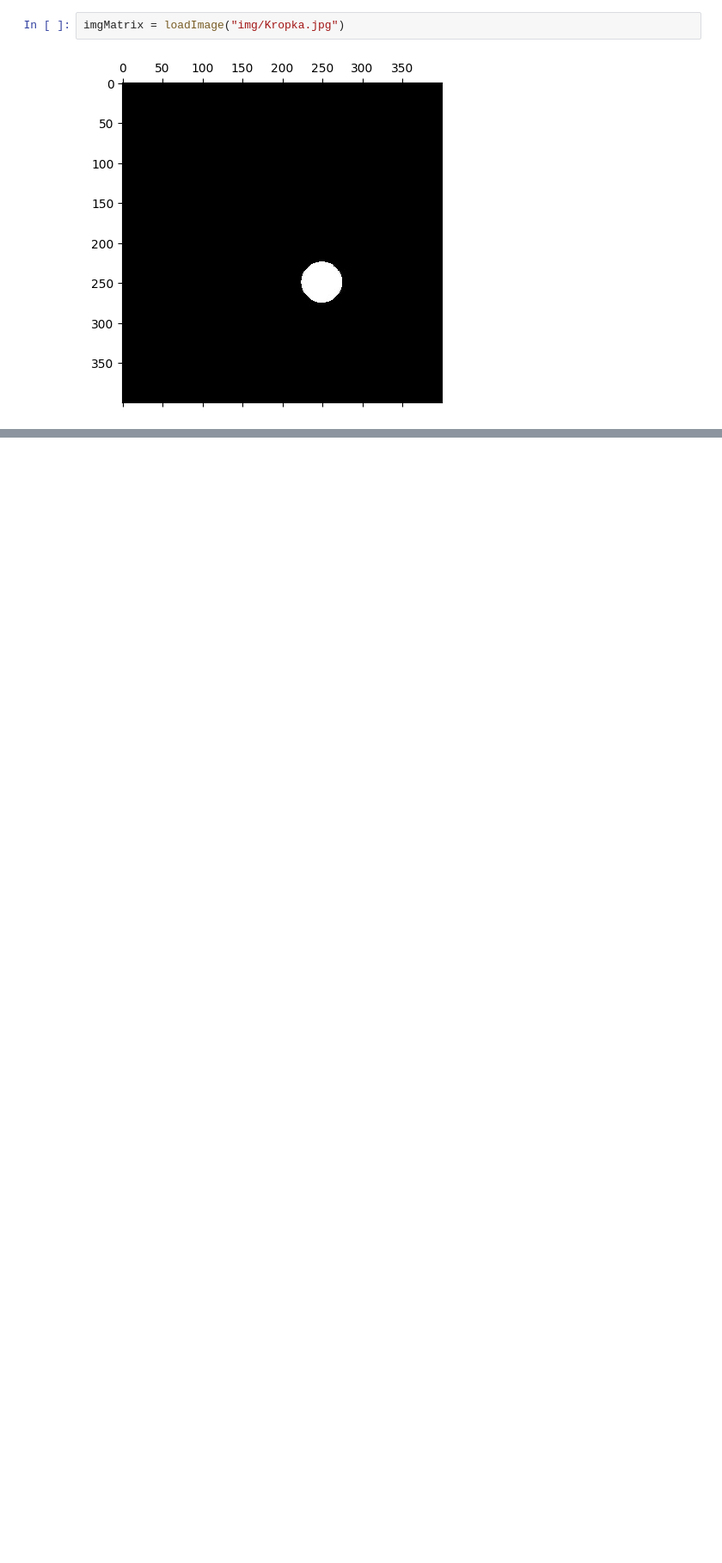
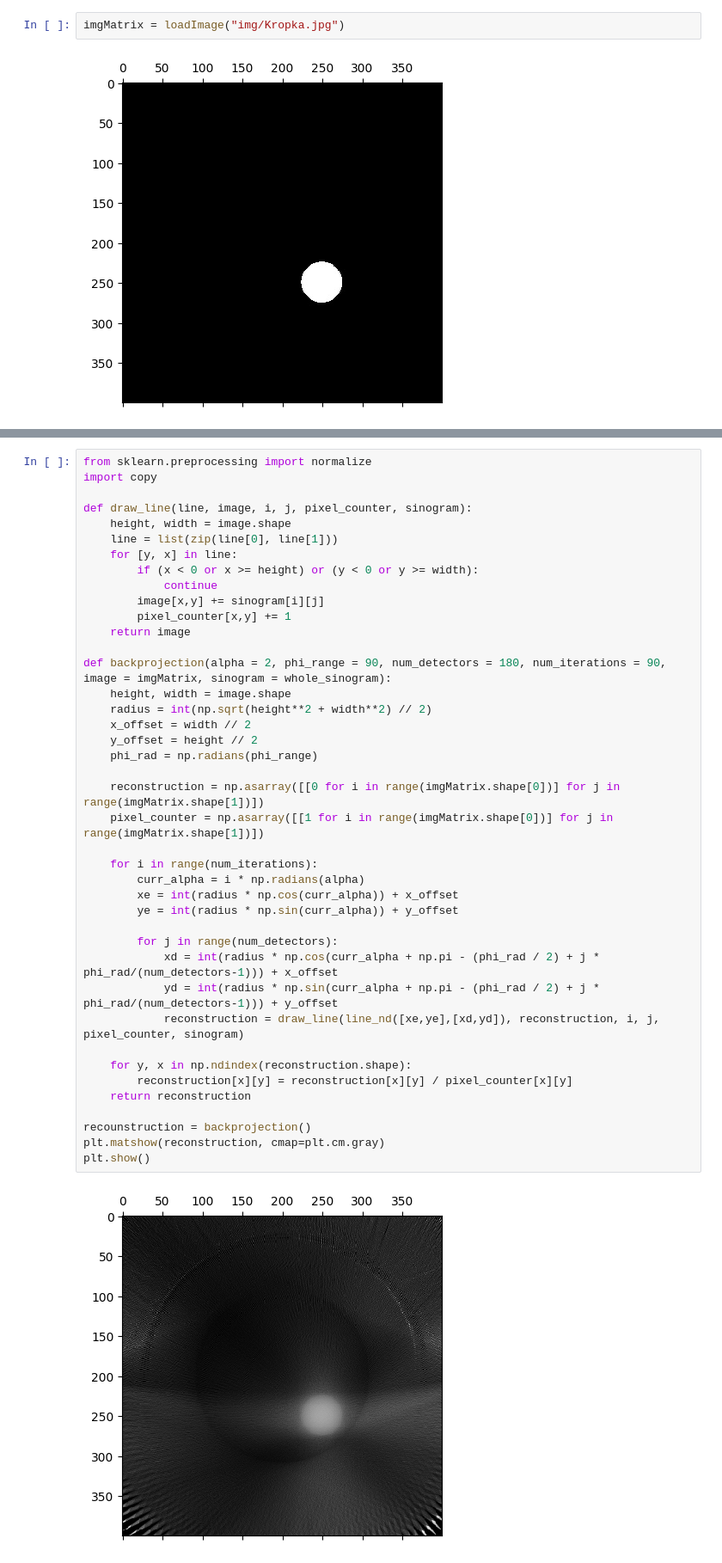
Before and after one commit to PUT-CS/iwm-tomograf, a Jupyter notebook: main.ipynb, the cells around one changed output, grey strips where cells are left out. Shown at 86% size. Cells and saved outputs as stored; diff of their text form; blank space fills up the shorter version.

```diff
--- a/main.ipynb
+++ b/main.ipynb
@@ -66,0 +96,43 @@ radon_transform()
+# %%
+from sklearn.preprocessing import normalize
+import copy
+
+def draw_line(line, image, i, j, pixel_counter, sinogram):
+    height, width = image.shape
+    line = list(zip(line[0], line[1]))
+    for [y, x] in line:
+        if (x < 0 or x >= height) or (y < 0 or y >= width):
+            continue
+        image[x,y] += sinogram[i][j]
+        pixel_counter[x,y] += 1
+    return image
+
+def backprojection(alpha = 2, phi_range = 90, num_detectors = 180, num_iterations = 90, image = imgMatrix, sinogram = whole_sinogram):
+    height, width = image.shape
+    radius = int(np.sqrt(height**2 + width**2) // 2)
+    x_offset = width // 2
+    y_offset = height // 2
+    phi_rad = np.radians(phi_range)
+
+    reconstruction = np.asarray([[0 for i in range(imgMatrix.shape[0])] for j in range(imgMatrix.shape[1])])
+    pixel_counter = np.asarray([[1 for i in range(imgMatrix.shape[0])] for j in range(imgMatrix.shape[1])])
+
+    for i in range(num_iterations):
+        curr_alpha = i * np.radians(alpha)
+        xe = int(radius * np.cos(curr_alpha)) + x_offset
+        ye = int(radius * np.sin(curr_alpha)) + y_offset
+
+        for j in range(num_detectors):
+            xd = int(radius * np.cos(curr_alpha + np.pi - (phi_rad / 2) + j * phi_rad/(num_detectors-1))) + x_offset
+            yd = int(radius * np.sin(curr_alpha + np.pi - (phi_rad / 2) + j * phi_rad/(num_detectors-1))) + y_offset
+            reconstruction = draw_line(line_nd([xe,ye],[xd,yd]), reconstruction, i, j, pixel_counter, sinogram)
+
+    for y, x in np.ndindex(reconstruction.shape):
+        reconstruction[x][y] = reconstruction[x][y] / pixel_counter[x][y]
+    return reconstruction
+
+recounstruction = backprojection()
+plt.matshow(reconstruction, cmap=plt.cm.gray)
+plt.show()
+# %% [output]
+[figure, added]
```
Also changed, not shown: parts of 7 cells of this notebook, 9 other files.
